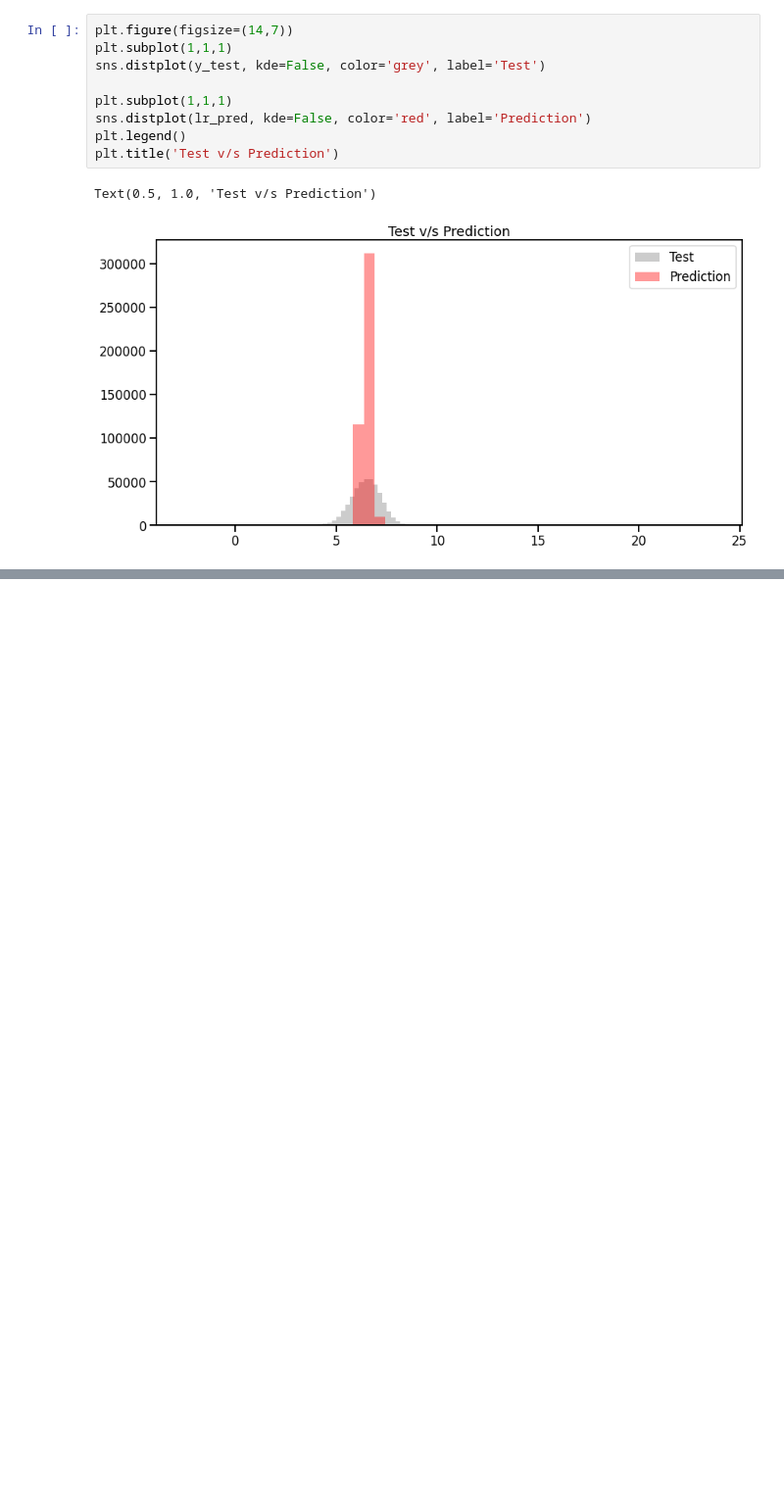
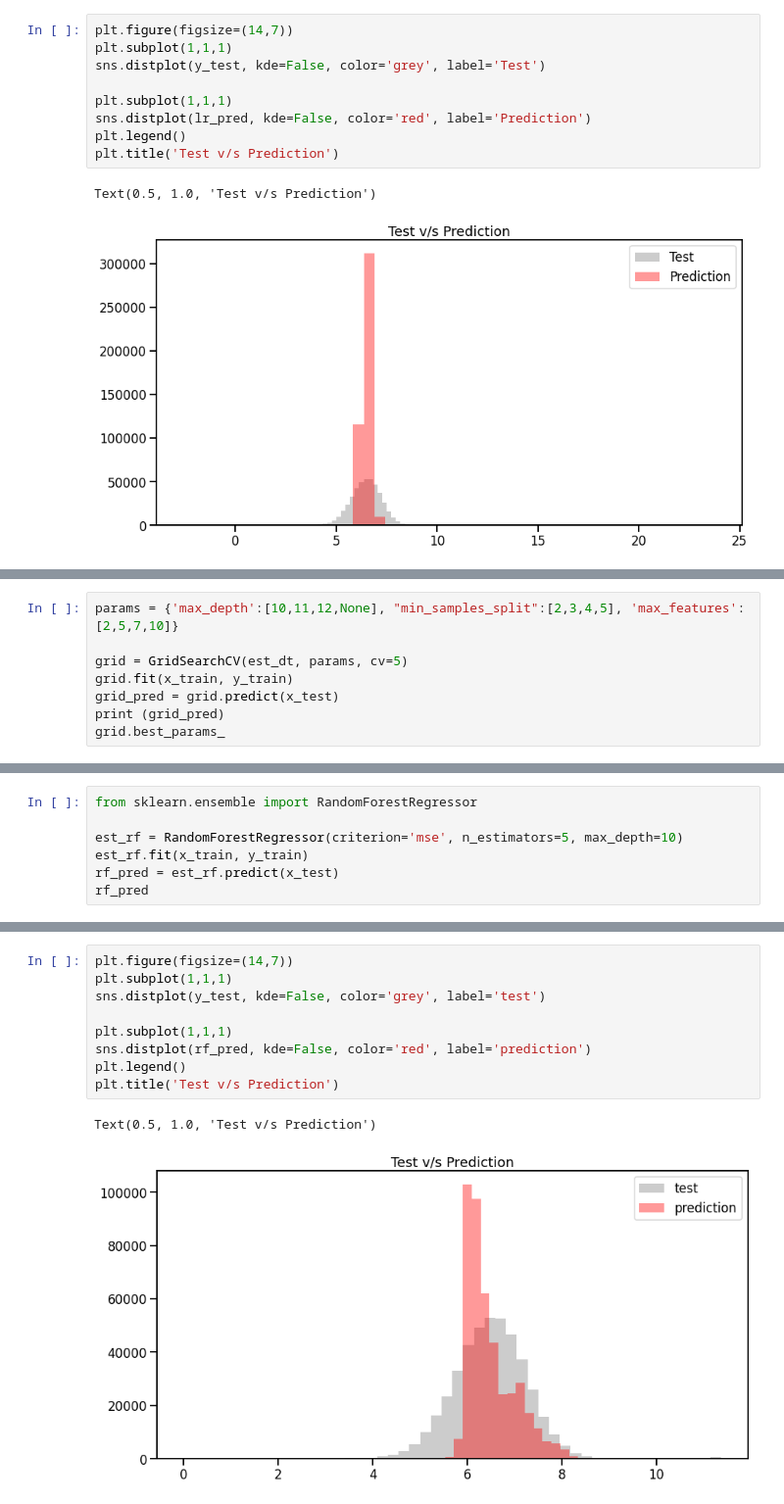
Before and after one commit to Rajvee-Sharma/NYC-Taxi-Trip-Prediction, a Jupyter notebook: Regression_NYC_Taxi_Trip_colab.ipynb, the cells around one changed output, grey strips where cells are left out. Shown at 98% size. Cells and saved outputs as stored; diff of their text form; blank space fills up the shorter version.

```diff
--- a/Regression_NYC_Taxi_Trip_colab.ipynb
+++ b/Regression_NYC_Taxi_Trip_colab.ipynb
@@ -823,0 +877,8 @@ Text(0.5, 1.0, 'Test v/s Prediction')
+# %%
+params = {'max_depth':[10,11,12,None], "min_samples_split":[2,3,4,5], 'max_features':[2,5,7,10]}
+
+grid = GridSearchCV(est_dt, params, cv=5)
+grid.fit(x_train, y_train)
+grid_pred = grid.predict(x_test)
+print (grid_pred)
+grid.best_params_
@@ -823,0 +915,7 @@ Text(0.5, 1.0, 'Test v/s Prediction')
+# %%
+from sklearn.ensemble import RandomForestRegressor
+
+est_rf = RandomForestRegressor(criterion='mse', n_estimators=5, max_depth=10)
+est_rf.fit(x_train, y_train)
+rf_pred = est_rf.predict(x_test)
+rf_pred
@@ -823,0 +938,12 @@ Text(0.5, 1.0, 'Test v/s Prediction')
+# %%
+plt.figure(figsize=(14,7))
+plt.subplot(1,1,1)
+sns.distplot(y_test, kde=False, color='grey', label='test')
+
+plt.subplot(1,1,1)
+sns.distplot(rf_pred, kde=False, color='red', label='prediction')
+plt.legend()
+plt.title('Test v/s Prediction')
+# %% [output]
+Text(0.5, 1.0, 'Test v/s Prediction')
+[figure, added]
```
Also changed, not shown: parts of 23 cells of this notebook.
